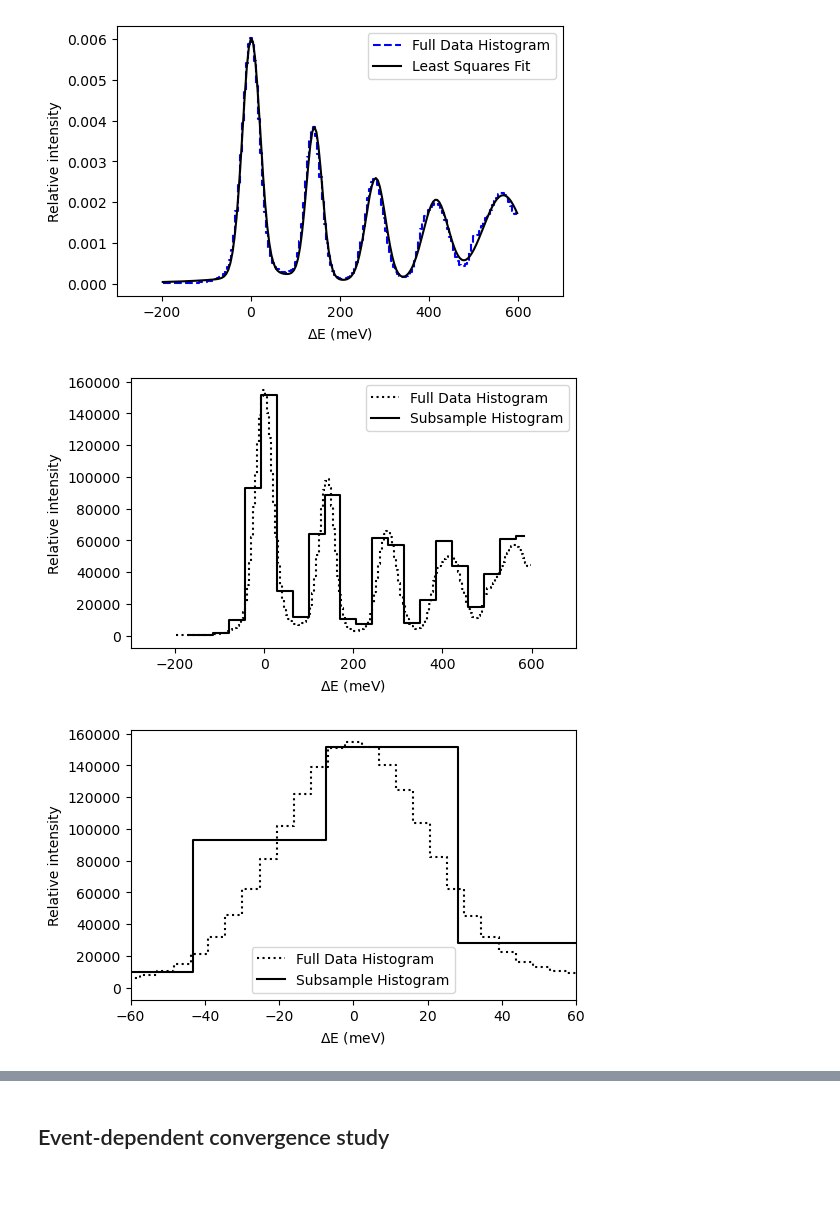
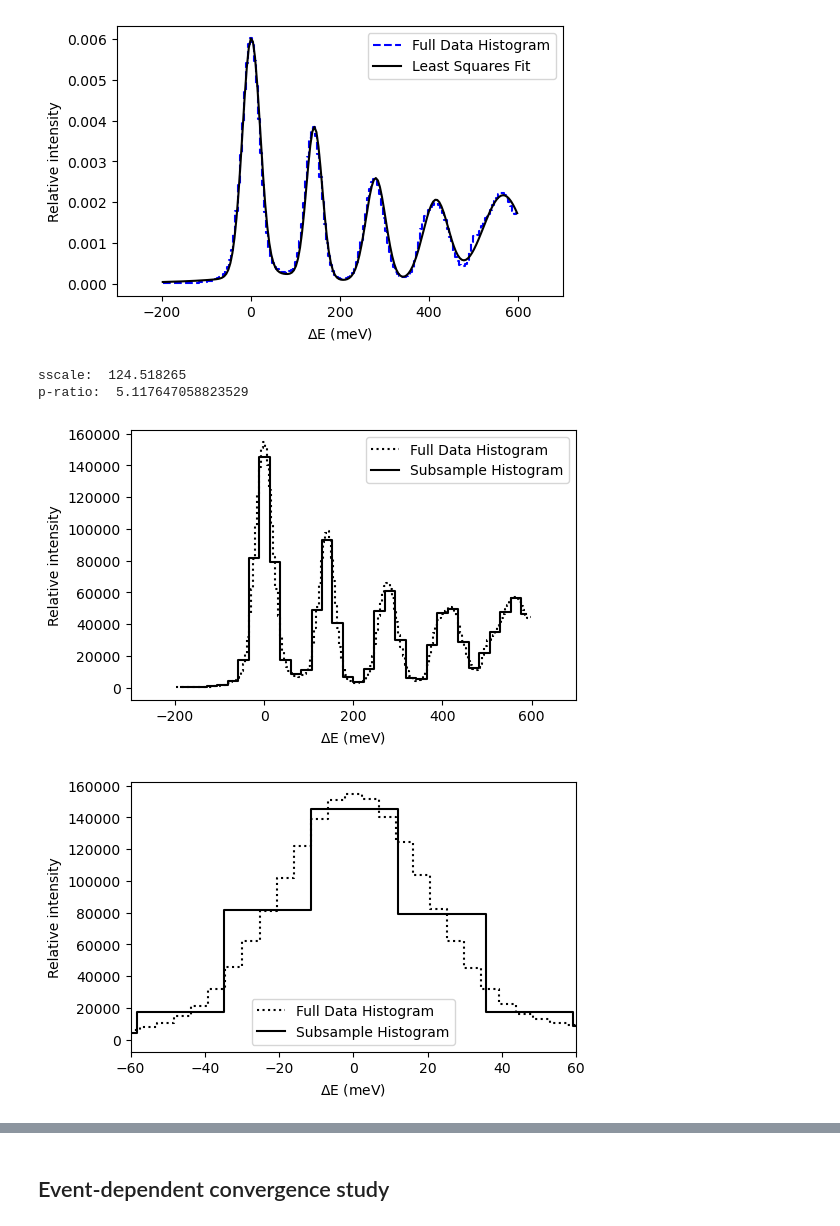
Before and after one commit to localoptimum/emtk, a Jupyter notebook: ARCStest-with-background.ipynb, the cells around one changed output, grey strips where cells are left out. Drawn from its saved outputs; the diff is of its cells as text; code cells hidden in the pictures; blank space fills up the shorter version.

```diff
--- a/ARCStest-with-background.ipynb
+++ b/ARCStest-with-background.ipynb
@@ -363,7 +363,8 @@ Least squares model function defined.
 ema1.shuffle()
 # %%
 #cpo = ema1.subsample(150000, randomize=False)
-cpo = ema1.subsample(12000, randomize=False)
+#cpo = ema1.subsample(12000, randomize=False)
+cpo = ema1.subsample(45000, randomize=False)
 cpo.plot_kde(log=False, loglog=False, xlabel='$\Delta E$ (meV)', method="pmb")
 
 
@@ -1420,35 +1426,46 @@ plt.show()
 # %% [output]
 [figure]
 # %%
+fsum = np.sum(fullhisto_y)
+ssum = np.sum(subsample_histo_y)
+sscale = fsum  / ssum
+
+pratio = fullhisto_y.size / subsample_histo_y.size
+
+print("sscale: ", sscale)
+print("p-ratio: ", pratio)
+
 plt.step(fullhisto_x, fullhisto_y, color='black', where='mid', ls=':', label='Full Data Histogram')
-plt.step(subsample_histo_x, subsample_histo_y*75, color='black', where='mid', label='Subsample Histogram')
+plt.step(subsample_histo_x, subsample_histo_y*sscale/pratio, color='black', where='mid', label='Subsample Histogram')
 #plt.plot(fullhisto_x, mle_fit_line, color='black', label='MLE')
 
 plt.xlabel('$\Delta$E (meV)')
 plt.ylabel('Relative intensity')
 #plt.xlim([410, 435])
 #plt.ylim([0.0014, 0.00195])
 plt.legend()
 plt.xlim(-300,700)
 fig.set_size_inches(6,4)
 plt.show()
 
 plt.step(fullhisto_x, fullhisto_y, color='black', where='mid', ls=':', label='Full Data Histogram')
-plt.step(subsample_histo_x, subsample_histo_y*75, color='black', where='mid', label='Subsample Histogram')
+plt.step(subsample_histo_x, subsample_histo_y*sscale/pratio, color='black', where='mid', label='Subsample Histogram')
 #plt.plot(fullhisto_x, mle_fit_line, color='black', label='MLE')
 
 plt.xlabel('$\Delta$E (meV)')
 plt.ylabel('Relative intensity')
 #plt.xlim([410, 435])
 #plt.ylim([0.0014, 0.00195])
 plt.legend()
 plt.xlim(-60,60)
 fig.set_size_inches(6,4)
 plt.savefig('arcsFigs/arcs_data_two_histo_comparison.png', dpi=600, bbox_inches='tight')
 plt.show()
 # %% [output]
+sscale:  124.518265
+p-ratio:  5.117647058823529
-[figure, old version]
+[figure, new version]
-[figure, old version]
+[figure, new version]
 # %%
 fsum = np.sum(sub_data_fit_line)
 fscale = hssum * (sub_data_fit_line.size) / (fsum*subsample_histo_y.size)
```
Also changed, not shown: parts of 39 cells of this notebook.
